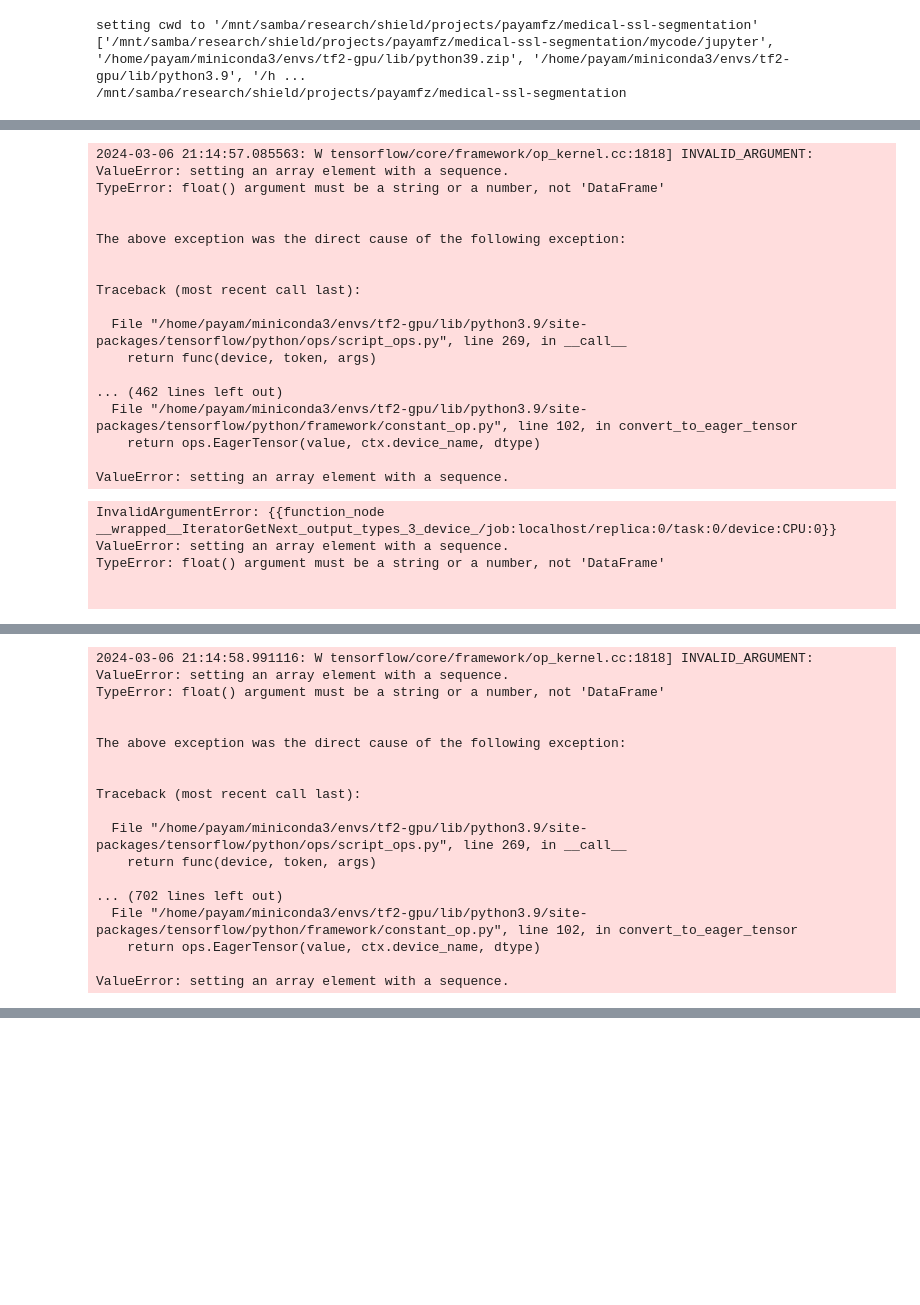
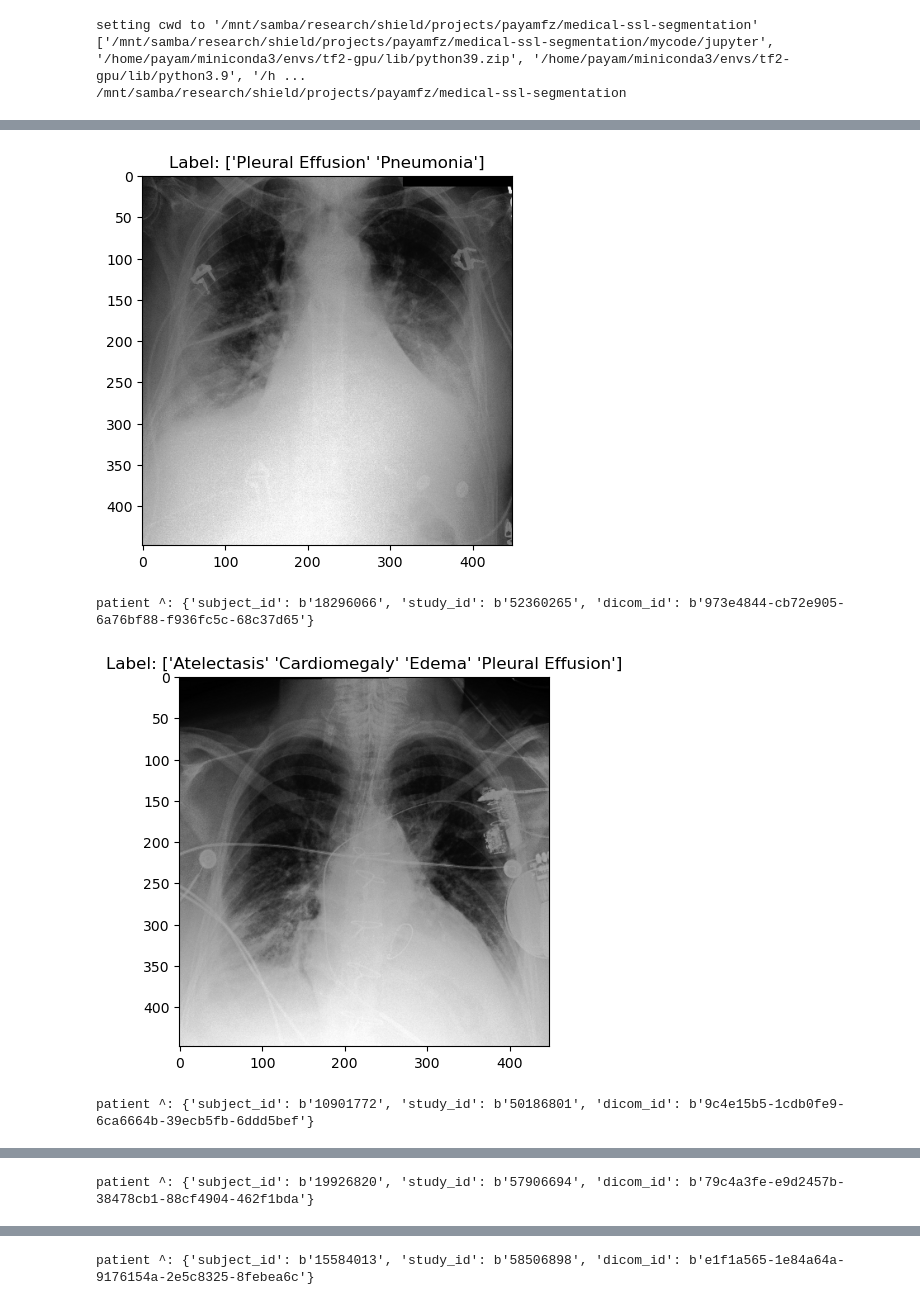
Before and after one commit to Payam-Fz/Vision-Medical-Transfer-Learning, a Jupyter notebook: mycode/jupyter/test_dataset_loader.ipynb, the cells around one changed output, grey strips where cells are left out. Saved outputs shown, nothing was run; the diff lists cells and outputs as text; code cells hidden in the pictures; blank space fills up the shorter version.

Commit message:
Fix filtering for all filters

```diff
--- a/mycode/jupyter/test_dataset_loader.ipynb
+++ b/mycode/jupyter/test_dataset_loader.ipynb
@@ -41,5 +41,5 @@ To enable them in other operations, rebuild TensorFlow with the appropriate comp
 # %%
-myCustomDataLoader = MIMIC_CXR_JPG_Loader({'train': 1000, 'validate': 100, 'test': 100})
+myCustomDataLoader = MIMIC_CXR_JPG_Loader({'train': 1000, 'validate': 100, 'test': 100}, proj_path + '/..')
 train_tfds, val_tfds, test_tfds = myCustomDataLoader.load()
 class_names = myCustomDataLoader.info()['class_names']
 print(myCustomDataLoader.metadata)
@@ -86,6 +86,6 @@ batched_tfds = train_tfds.shuffle(buffer_size=2*BATCH_SIZE).map(_preprocess).bat
 batched_tfds = val_tfds.shuffle(buffer_size=2*BATCH_SIZE).map(_preprocess).batch(BATCH_SIZE)
 # %%
 # TEST 3: ------- Test dataset filtering -------
-filtered_train_tfds, filtered_val_tfds, filtered_test_tfds = myCustomDataLoader.load(['has_label'])
+filtered_train_tfds, filtered_val_tfds, filtered_test_tfds = myCustomDataLoader.load(['frontal_view', 'has_label'])
 batched_tfds = filtered_train_tfds.shuffle(buffer_size=2*BATCH_SIZE).map(_preprocess).batch(BATCH_SIZE)
 # %% [output]
@@ -109,39 +109,22 @@ merged_data                                         dicom_id subject_id  study_i
 # %%
 # Visualize the images and labels for 1 batch
+
 for batch in batched_tfds.take(1):
     for i in range(len(batch['image'])):
         image = batch['image'][i]
-        print(image)
-        # label_idx = np.where(batch['label'][i] == 1)
-        # labels = class_names[label_idx]
-        # info = batch['info'][i].numpy()
-        # info_dict = {'subject_id': info[0], 'study_id': info[1], 'dicom_id': info[2]}
+        label_idx = np.where(batch['label'][i] == 1)
+        labels = class_names[label_idx]
+        info = batch['info'][i].numpy()
+        info_dict = {'subject_id': info[0], 'study_id': info[1], 'dicom_id': info[2]}
 
-        # # Display the image, label, and info
-        # plt.imshow(image, cmap='gray')  # Assuming grayscale images
-        # plt.title(f"Label: {labels}")
-        # plt.show()
-        # print('patient ^:', info_dict)
-        # print('\n')
+        # Display the image, label, and info
+        plt.imshow(image, cmap='gray')  # Assuming grayscale images
+        plt.title(f"Label: {labels}")
+        plt.show()
+        print('patient ^:', info_dict)
+        print('\n')
 # %% [output]
+[figure, added]
-2024-03-06 21:14:57.085563: W tensorflow/core/framework/op_kernel.cc:1818] INVALID_ARGUMENT: ValueError: setting an array element with a sequence.
-TypeError: float() argument must be a string or a number, not 'DataFrame'
-
-
-The above exception was the direct cause of the following exception:
-
-
-Traceback (most recent call last):
-
-  File "/home/payam/miniconda3/envs/tf2-gpu/lib/python3.9/site-packages/tensorflow/python/ops/script_ops.py", line 269, in __call__
-    return func(device, token, args)
-
-... (462 lines left out)
-  File "/home/payam/miniconda3/envs/tf2-gpu/lib/python3.9/site-packages/tensorflow/python/framework/constant_op.py", line 102, in convert_to_eager_tensor
-    return ops.EagerTensor(value, ctx.device_name, dtype)
-
-ValueError: setting an array element with a sequence.
+patient ^: {'subject_id': b'18296066', 'study_id': b'52360265', 'dicom_id': b'973e4844-cb72e905-6a76bf88-f936fc5c-68c37d65'}
+[figure, added]
-InvalidArgumentError: {{function_node __wrapped__IteratorGetNext_output_types_3_device_/job:localhost/replica:0/task:0/device:CPU:0}} ValueError: setting an array element with a sequence.
-TypeError: float() argument must be a string or a number, not 'DataFrame'
-
-
+patient ^: {'subject_id': b'10901772', 'study_id': b'50186801', 'dicom_id': b'9c4e15b5-1cdb0fe9-6ca6664b-39ecb5fb-6ddd5bef'}
@@ -148,17 +132 @@ TypeError: float() argument must be a string or a number, not 'DataFrame'
-2024-03-06 21:14:58.991116: W tensorflow/core/framework/op_kernel.cc:1818] INVALID_ARGUMENT: ValueError: setting an array element with a sequence.
-TypeError: float() argument must be a string or a number, not 'DataFrame'
-
-
-The above exception was the direct cause of the following exception:
-
-
-Traceback (most recent call last):
-
-  File "/home/payam/miniconda3/envs/tf2-gpu/lib/python3.9/site-packages/tensorflow/python/ops/script_ops.py", line 269, in __call__
-    return func(device, token, args)
-
-... (702 lines left out)
-  File "/home/payam/miniconda3/envs/tf2-gpu/lib/python3.9/site-packages/tensorflow/python/framework/constant_op.py", line 102, in convert_to_eager_tensor
-    return ops.EagerTensor(value, ctx.device_name, dtype)
-
-ValueError: setting an array element with a sequence.
+patient ^: {'subject_id': b'19926820', 'study_id': b'57906694', 'dicom_id': b'79c4a3fe-e9d2457b-38478cb1-88cf4904-462f1bda'}
@@ -164,0 +134 @@ ValueError: setting an array element with a sequence.
+patient ^: {'subject_id': b'15584013', 'study_id': b'58506898', 'dicom_id': b'e1f1a565-1e84a64a-9176154a-2e5c8325-8febea6c'}
```
Also changed, not shown: parts of 4 cells of this notebook, 1 other file.
